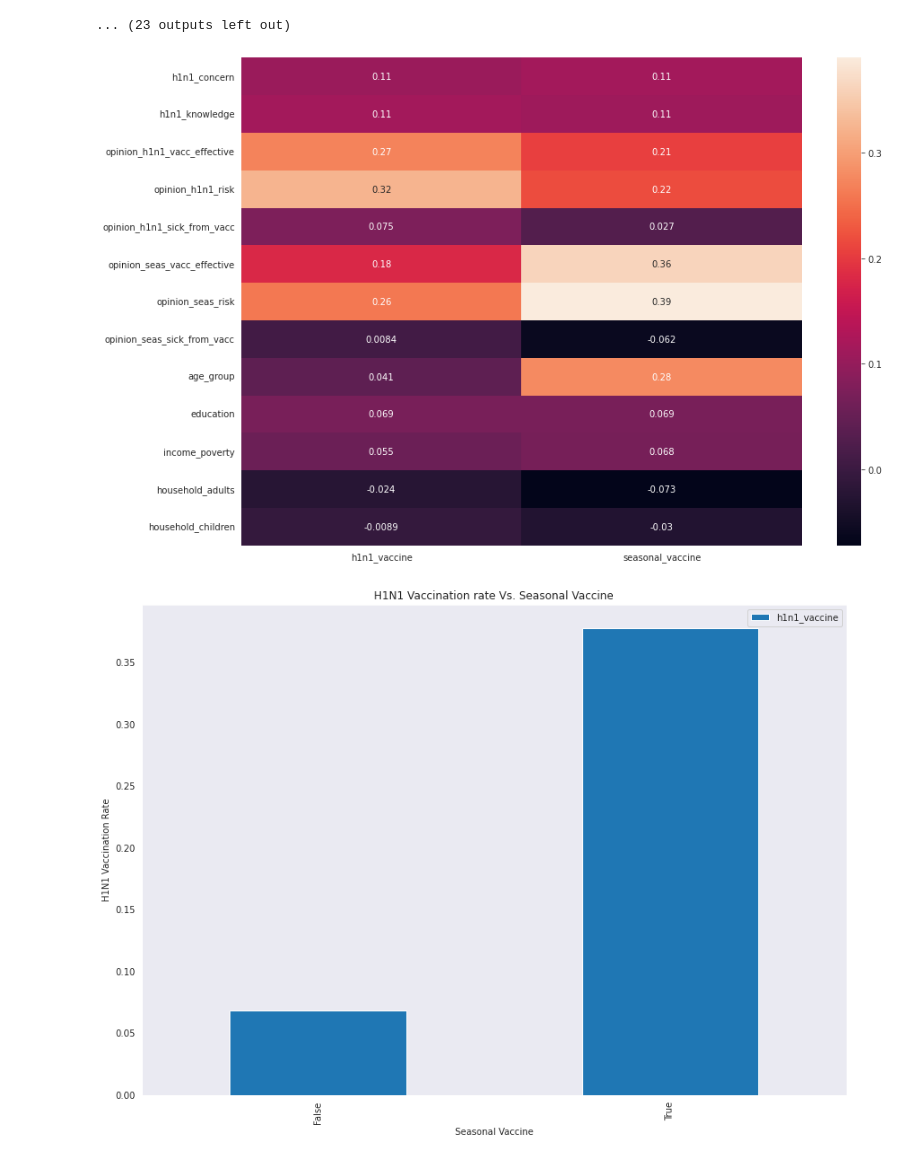
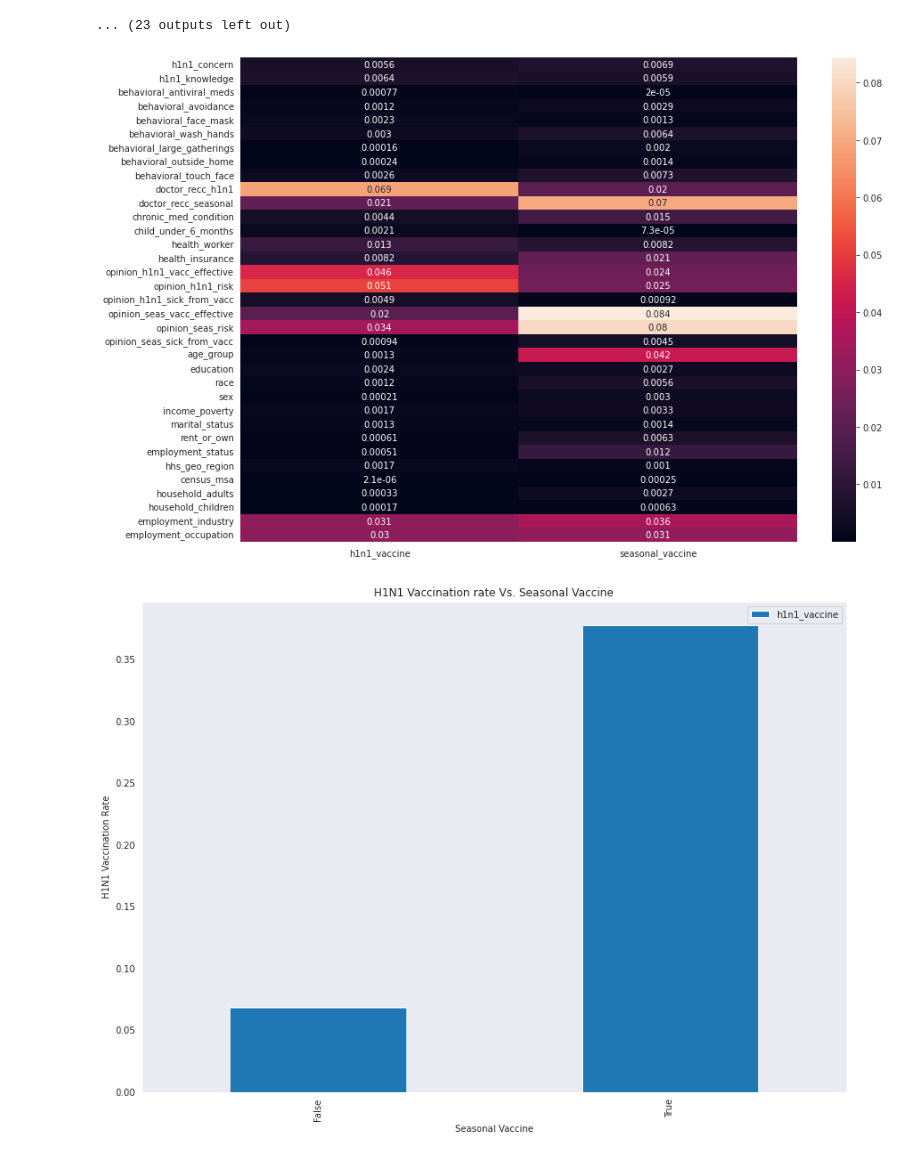
Before and after one commit to mhadjiantonis/FluShotLearning, a Jupyter notebook: FluShot.ipynb, the cells around one changed output. Saved outputs shown, nothing was run; the diff lists cells and outputs as text; code cells hidden in the pictures.

Commit message:
feat: Use mutual information score
Use mutual info score instead of correlation coefficient.

```diff
--- a/FluShot.ipynb
+++ b/FluShot.ipynb
@@ -290,20 +290,19 @@ for col in X.columns:
 [figure]
 ... (23 outputs left out)
 # %%
-# Calculate the correlation coefficient between each ordinal feature and the two targets
-from scipy.stats import pointbiserialr
-ordinals = [col for col in X.columns if X[col].cat.ordered]
-nominals = [col for col in X.columns if col not in ordinals]
+# Calculate the mutual information between each ordinal feature and the two targets
+from sklearn.metrics import mutual_info_score
+
 corr_df = pd.DataFrame(
-    {col2: [pointbiserialr(Y.loc[X[col1].notna(), col2], X.loc[X[col1].notna(), col1].cat.codes)[0]
-            for col1 in ordinals]
+    {col2: [mutual_info_score(Y.loc[X[col1].notna(), col2], X.loc[X[col1].notna(), col1].cat.codes)
+            for col1 in X.columns]
      for col2 in Y.columns},
-    index=ordinals)
+    index=X.columns)
 plt.figure(figsize=(14,10))
 sns.heatmap(corr_df, annot=True)
 plt.show()
 # %% [output]
-[figure, old version]
+[figure, new version]
 # %%
 fig = plt.figure(figsize=(14, 10))
 ax = fig.subplots(1)
```
Also changed, not shown: parts of 7 cells of this notebook.
